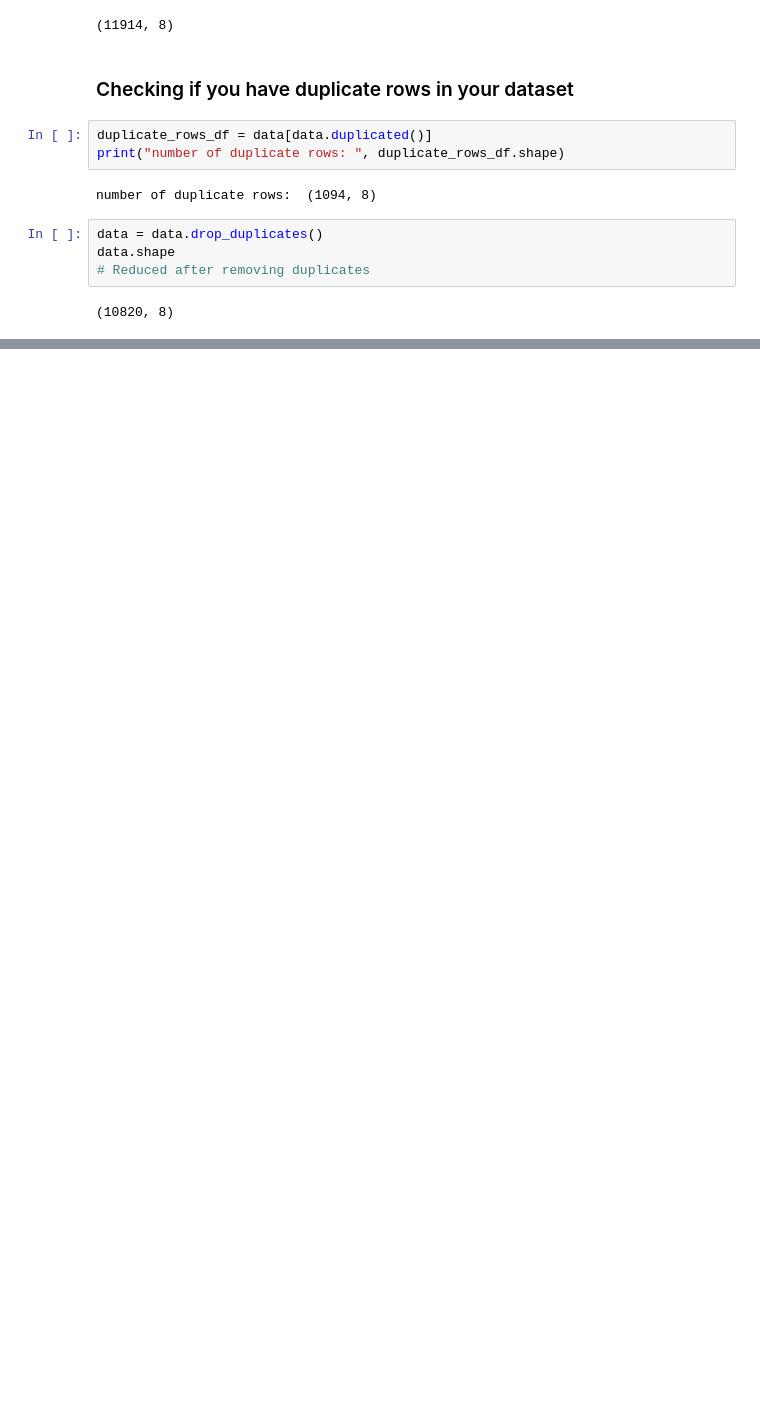
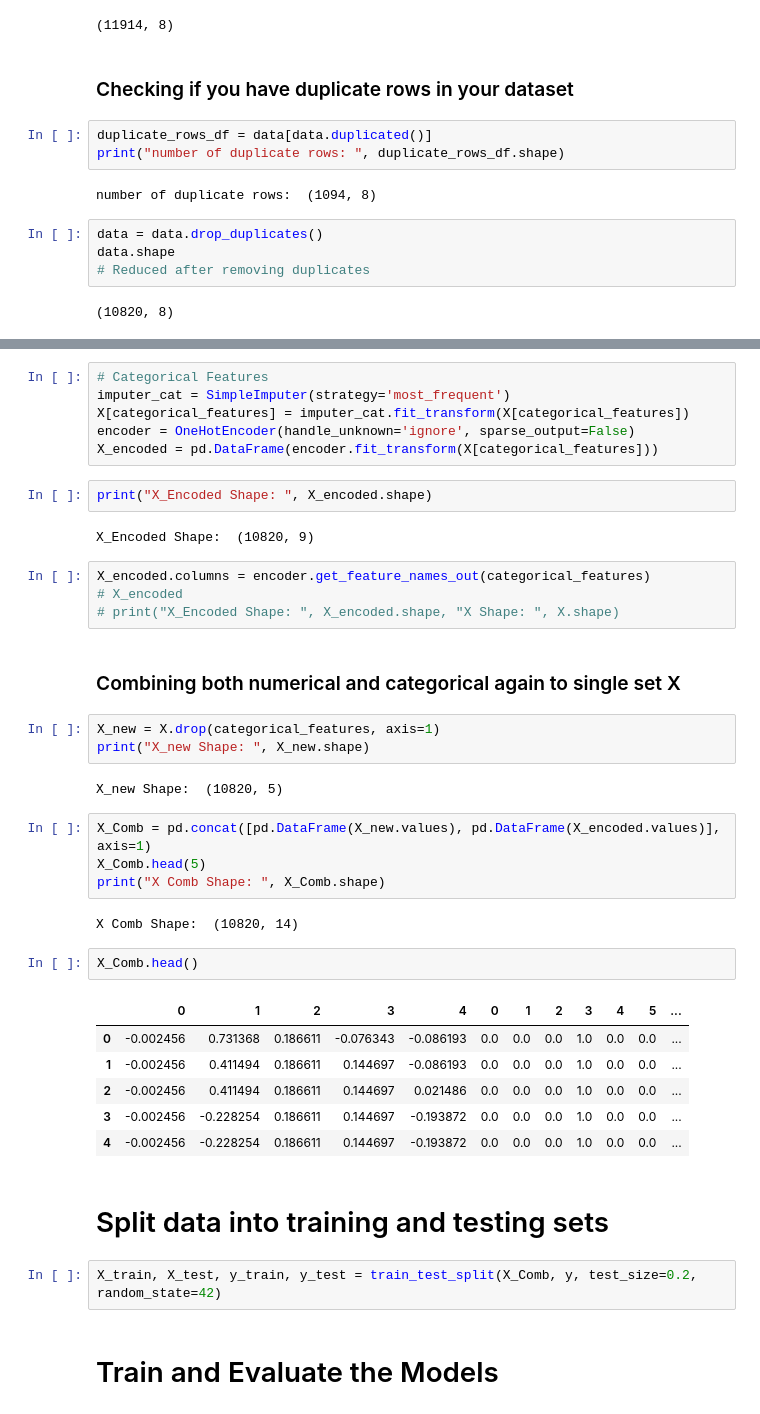
Before and after one commit to attiqrafiq/regression_and_classification, a Jupyter notebook: _Regression.ipynb, the cells around one changed output, grey strips where cells are left out. Saved outputs shown, nothing was run; the diff lists cells and outputs as text; blank space fills up the shorter version.

```diff
--- a/_Regression.ipynb
+++ b/_Regression.ipynb
@@ -90,0 +147,42 @@ data.shape
+# %%
+# Categorical Features
+imputer_cat = SimpleImputer(strategy='most_frequent')
+X[categorical_features] = imputer_cat.fit_transform(X[categorical_features])
+encoder = OneHotEncoder(handle_unknown='ignore', sparse_output=False)
+X_encoded = pd.DataFrame(encoder.fit_transform(X[categorical_features]))
+# %%
+print("X_Encoded Shape: ", X_encoded.shape)
+# %% [output]
+X_Encoded Shape:  (10820, 9)
+# %%
+X_encoded.columns = encoder.get_feature_names_out(categorical_features)
+# X_encoded
+# print("X_Encoded Shape: ", X_encoded.shape, "X Shape: ", X.shape)
+# %% [markdown]
+### Combining both numerical and categorical again to single set X
+# %%
+X_new = X.drop(categorical_features, axis=1)
+print("X_new Shape: ", X_new.shape)
+# %% [output]
+X_new Shape:  (10820, 5)
+# %%
+X_Comb = pd.concat([pd.DataFrame(X_new.values), pd.DataFrame(X_encoded.values)], axis=1)
+X_Comb.head(5)
+print("X Comb Shape: ", X_Comb.shape)
+# %% [output]
+X Comb Shape:  (10820, 14)
+# %%
+X_Comb.head()
+# %% [output]
+|  | 0 | 1 | 2 | 3 | 4 | 0 | 1 | 2 | 3 | 4 | 5 | ... |
+| 0 | -0.002456 | 0.731368 | 0.186611 | -0.076343 | -0.086193 | 0.0 | 0.0 | 0.0 | 1.0 | 0.0 | 0.0 | ... |
+| 1 | -0.002456 | 0.411494 | 0.186611 | 0.144697 | -0.086193 | 0.0 | 0.0 | 0.0 | 1.0 | 0.0 | 0.0 | ... |
+| 2 | -0.002456 | 0.411494 | 0.186611 | 0.144697 | 0.021486 | 0.0 | 0.0 | 0.0 | 1.0 | 0.0 | 0.0 | ... |
+| 3 | -0.002456 | -0.228254 | 0.186611 | 0.144697 | -0.193872 | 0.0 | 0.0 | 0.0 | 1.0 | 0.0 | 0.0 | ... |
+| 4 | -0.002456 | -0.228254 | 0.186611 | 0.144697 | -0.193872 | 0.0 | 0.0 | 0.0 | 1.0 | 0.0 | 0.0 | ... |
+# %% [markdown]
+# Split data into training and testing sets
+# %%
+X_train, X_test, y_train, y_test = train_test_split(X_Comb, y, test_size=0.2, random_state=42)
+# %% [markdown]
+# Train and Evaluate the Models
```
Also changed, not shown: parts of 14 cells of this notebook, 3 other files.
